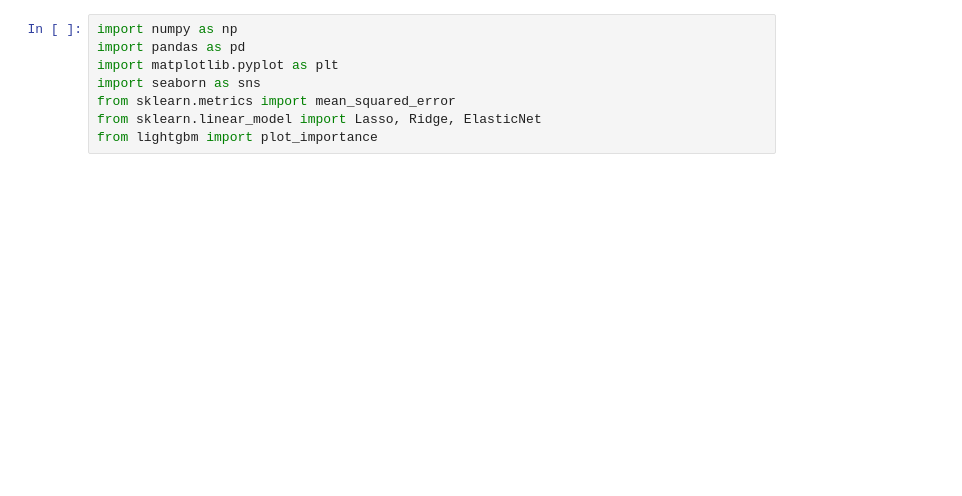
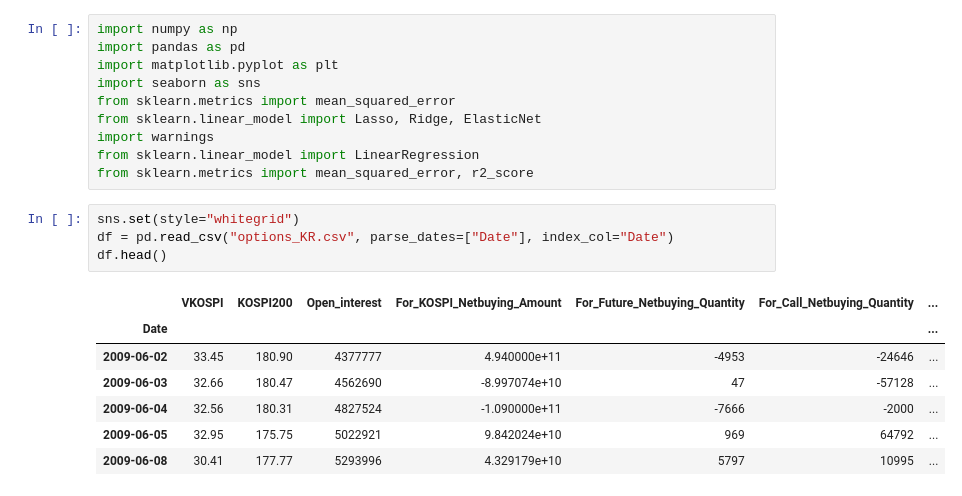
Before and after one commit to nbm6d3tp/Predict_VKOSPI, a Jupyter notebook: Regression_linear_best_param.ipynb, the cells around one changed output. Cells and saved outputs as stored; diff of their text form; blank space fills up the shorter version.

```diff
--- a/Regression_linear_best_param.ipynb
+++ b/Regression_linear_best_param.ipynb
@@ -5,4 +5,18 @@ import matplotlib.pyplot as plt
 import seaborn as sns
 from sklearn.metrics import mean_squared_error
 from sklearn.linear_model import Lasso, Ridge, ElasticNet
-from lightgbm import plot_importance
+import warnings
+from sklearn.linear_model import LinearRegression
+from sklearn.metrics import mean_squared_error, r2_score
+# %%
+sns.set(style="whitegrid")
+df = pd.read_csv("options_KR.csv", parse_dates=["Date"], index_col="Date")
+df.head()
+# %% [output]
+|  | VKOSPI | KOSPI200 | Open_interest | For_KOSPI_Netbuying_Amount | For_Future_Netbuying_Quantity | For_Call_Netbuying_Quantity | ... |
+| Date |  |  |  |  |  |  | ... |
+| 2009-06-02 | 33.45 | 180.90 | 4377777 | 4.940000e+11 | -4953 | -24646 | ... |
+| 2009-06-03 | 32.66 | 180.47 | 4562690 | -8.997074e+10 | 47 | -57128 | ... |
+| 2009-06-04 | 32.56 | 180.31 | 4827524 | -1.090000e+11 | -7666 | -2000 | ... |
+| 2009-06-05 | 32.95 | 175.75 | 5022921 | 9.842024e+10 | 969 | 64792 | ... |
+| 2009-06-08 | 30.41 | 177.77 | 5293996 | 4.329179e+10 | 5797 | 10995 | ... |
```
Also changed, not shown: parts of 20 cells of this notebook.
